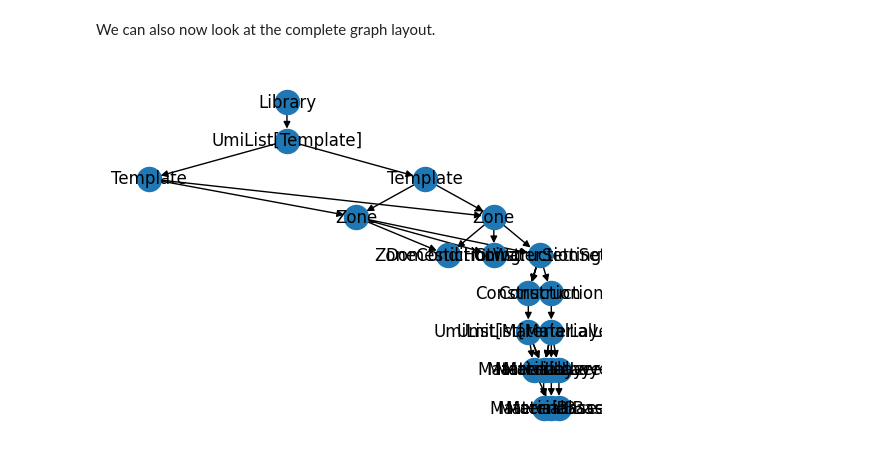
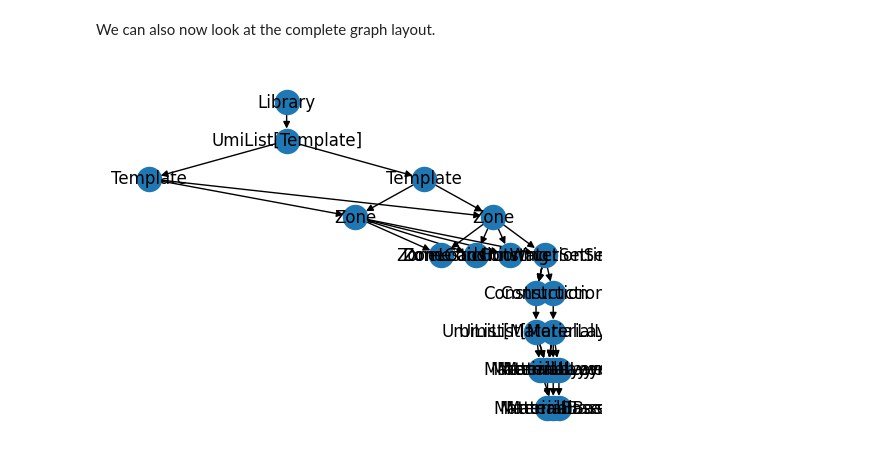
Before and after one commit to samuelduchesne/archetypal, a Jupyter notebook: archetypal/template/schema/demo.ipynb, the cells around one changed output. Cells and saved outputs as stored; diff of their text form; code cells hidden in the pictures.

Commit message:
add zone loads and enum example

```diff
--- a/archetypal/template/schema/demo.ipynb
+++ b/archetypal/template/schema/demo.ipynb
@@ -164,6 +159,7 @@ perim = Zone(
     DaylightWorkplaneHeight=1,
     Conditioning=ZoneConditioning(HeatingSetpoint=60, CoolingSetpoint=70),
     DHW=DomesticHotWaterSetting(),
+    Loads=ZoneLoads(EquipmentPowerDensity=2.3),
     Constructions=ConstructionSet(
         Partition=wall,
         Roof=wall,
@@ -316,7 +309,10 @@ We can also now look at the complete graph layout.
 # %%
 plt.figure()
 nx.draw(
-    UmiBase.graph, pos=hierarchy_pos(UmiBase.graph, root=lib), ax=plt.gca(), labels={g: g.__class__.__name__ for g in UmiBase.graph}
+    UmiBase.graph,
+    pos=hierarchy_pos(UmiBase.graph, root=lib),
+    ax=plt.gca(),
+    labels={g: g.__class__.__name__ for g in UmiBase.graph},
 )
 # %% [output]
-[figure, old version]
+[figure, new version]
```
Also changed, not shown: parts of 8 cells of this notebook, 5 other files.
